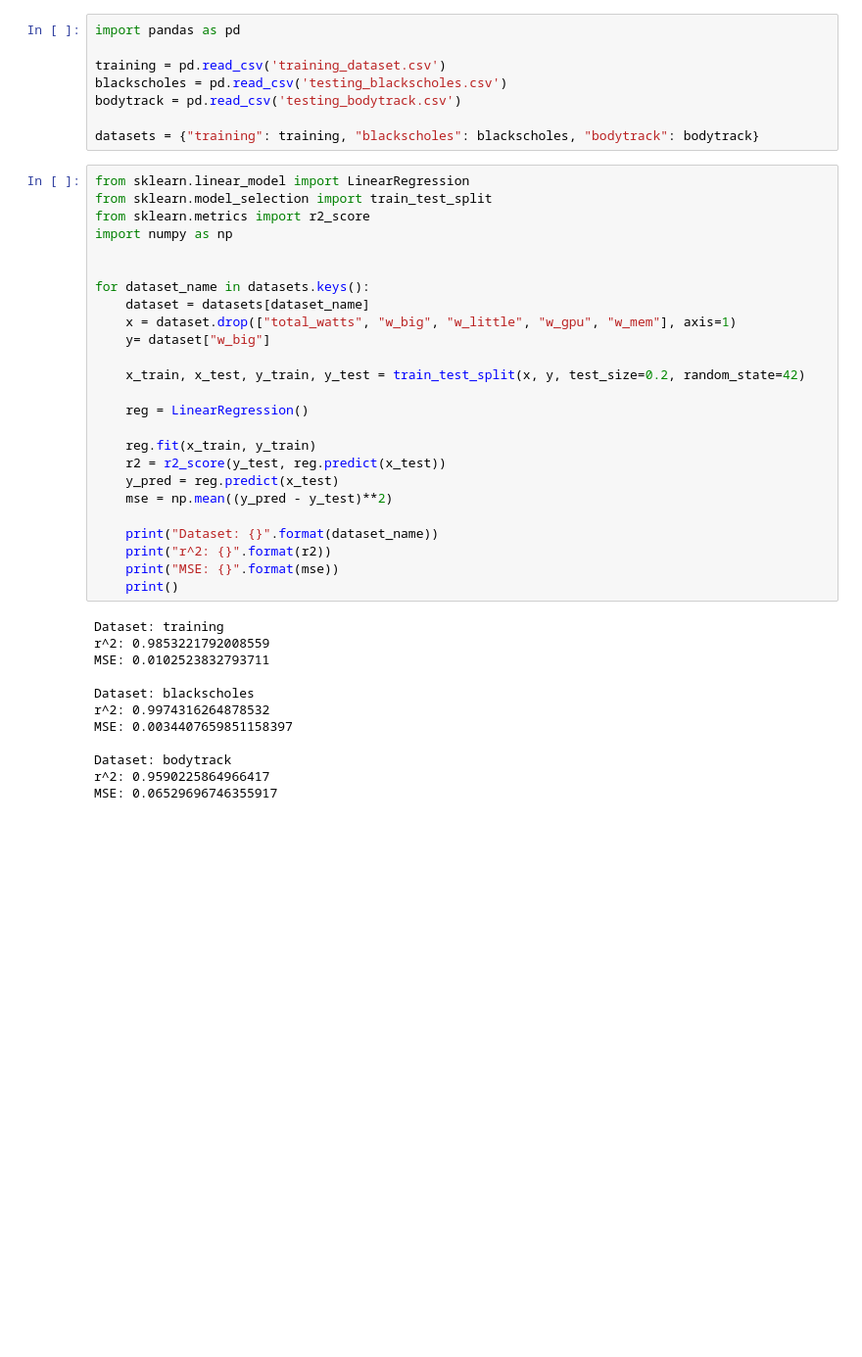
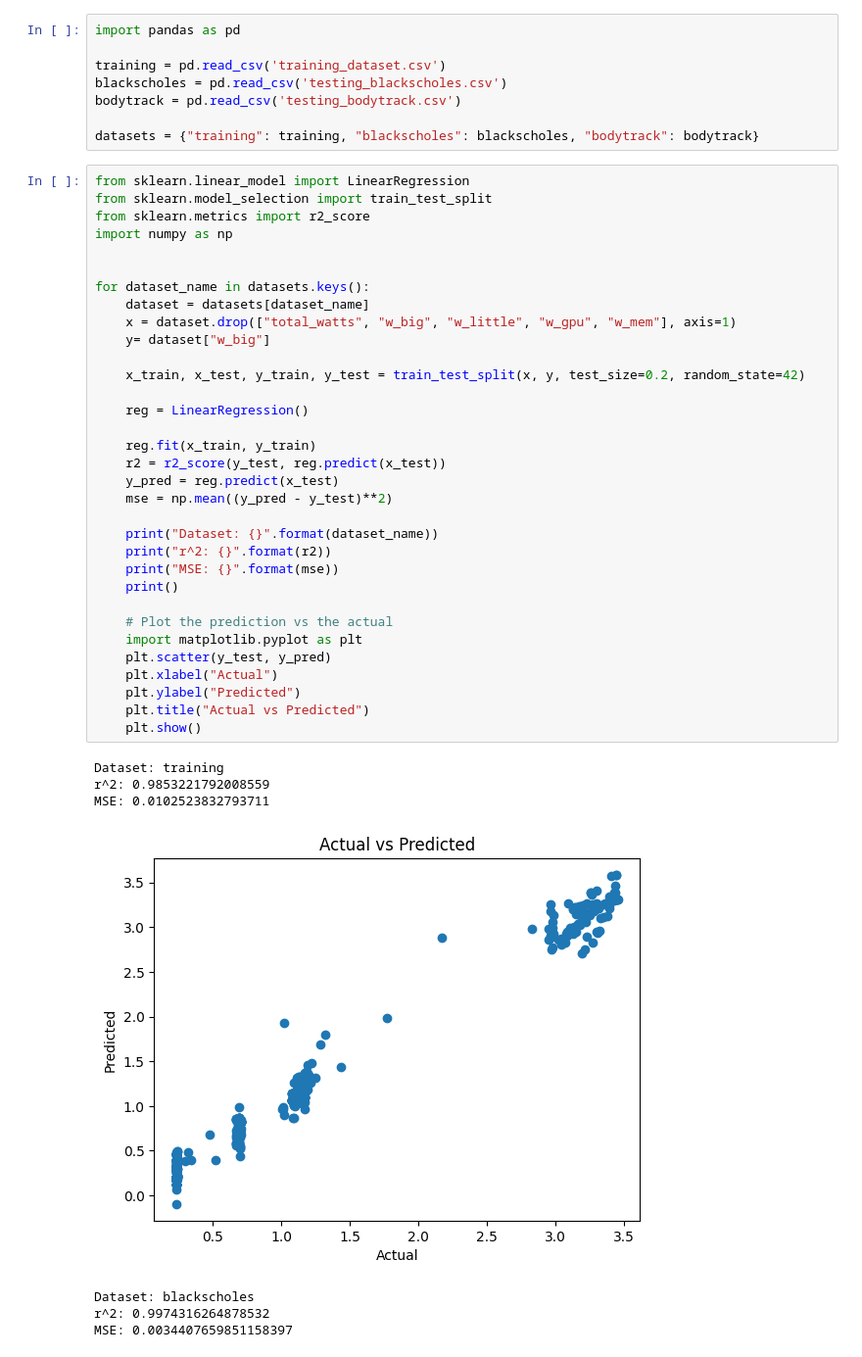
Before and after one commit to novialife/ECE361E, a Jupyter notebook: HW2_files/Q2/2.ipynb, the cells around one changed output. Shown at 98% size. Drawn from its saved outputs; the diff is of its cells as text; blank space fills up the shorter version.

```diff
--- a/HW2_files/Q2/2.ipynb
+++ b/HW2_files/Q2/2.ipynb
@@ -9,37 +9,41 @@ datasets = {"training": training, "blackscholes": blackscholes, "bodytrack": bod
 # %%
 from sklearn.linear_model import LinearRegression
 from sklearn.model_selection import train_test_split
 from sklearn.metrics import r2_score
 import numpy as np
 
 
 for dataset_name in datasets.keys():
     dataset = datasets[dataset_name]
     x = dataset.drop(["total_watts", "w_big", "w_little", "w_gpu", "w_mem"], axis=1)
     y= dataset["w_big"]
 
     x_train, x_test, y_train, y_test = train_test_split(x, y, test_size=0.2, random_state=42)
 
     reg = LinearRegression()
 
     reg.fit(x_train, y_train)
     r2 = r2_score(y_test, reg.predict(x_test))
     y_pred = reg.predict(x_test)
     mse = np.mean((y_pred - y_test)**2)
 
     print("Dataset: {}".format(dataset_name))
     print("r^2: {}".format(r2))
     print("MSE: {}".format(mse))
     print()
+
+    # Plot the prediction vs the actual
+    import matplotlib.pyplot as plt
+    plt.scatter(y_test, y_pred)
+    plt.xlabel("Actual")
+    plt.ylabel("Predicted")
+    plt.title("Actual vs Predicted")
+    plt.show()
 # %% [output]
 Dataset: training
 r^2: 0.9853221792008559
 MSE: 0.0102523832793711
-
-Dataset: blackscholes
-r^2: 0.9974316264878532
-MSE: 0.0034407659851158397
-
-Dataset: bodytrack
-r^2: 0.9590225864966417
-MSE: 0.06529696746355917
+[figure, added]
+Dataset: blackscholes
+r^2: 0.9974316264878532
+MSE: 0.0034407659851158397
```
Also changed, not shown: parts of 1 cell of this notebook, 2 other files.
